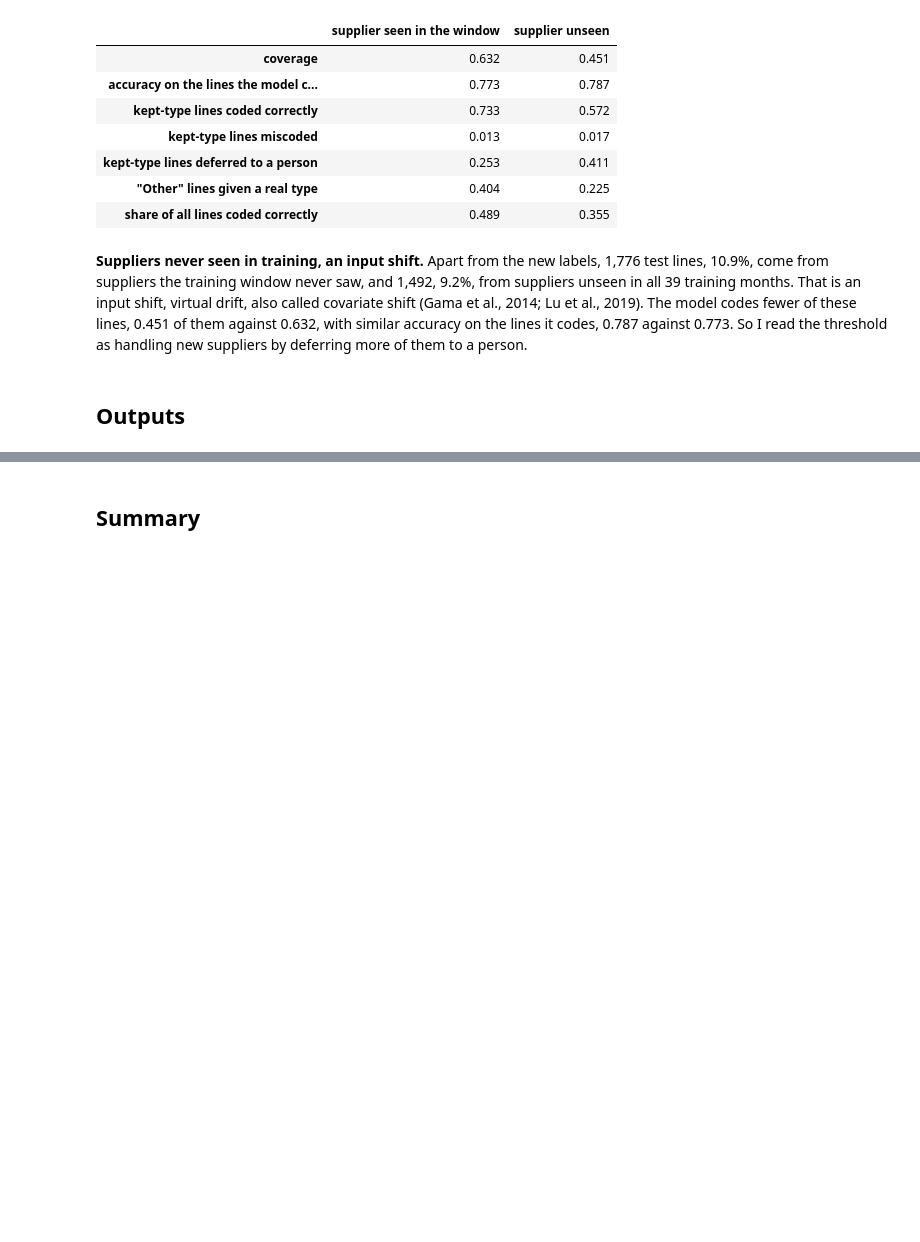
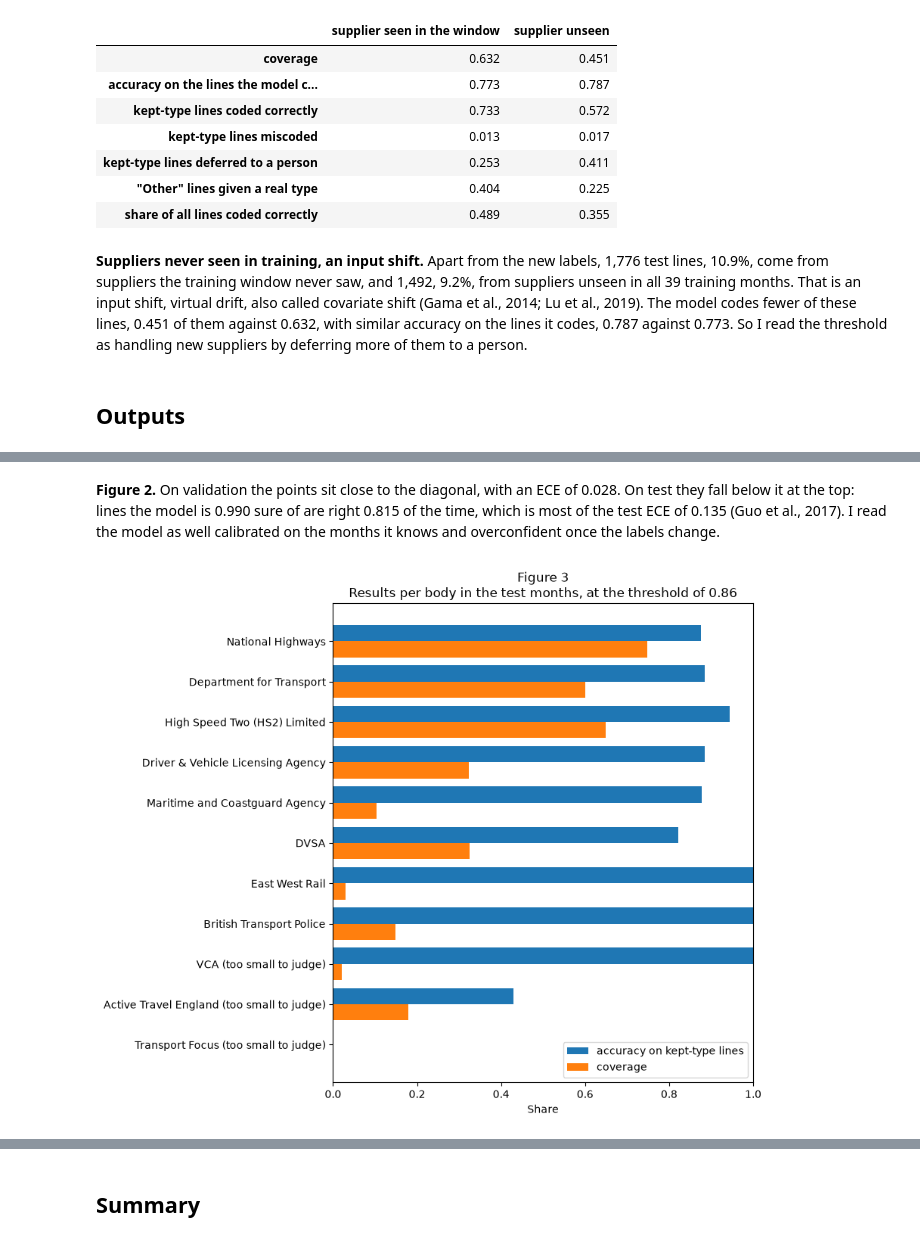
Before and after one commit to PaddyGilliland1/applied-machine-learning-project, a Jupyter notebook: modeling.ipynb, the cells around one changed output, grey strips where cells are left out. Saved outputs shown, nothing was run; the diff lists cells and outputs as text; code cells hidden in the pictures; blank space fills up the shorter version.

```diff
--- a/modeling.ipynb
+++ b/modeling.ipynb
@@ -3657,0 +3928,13 @@ Lines coded: supplier seen 9,174, supplier unseen 801
+# %% [markdown]
+**Figure 2.** On validation the points sit close to the diagonal, with an ECE of 0.028. On test they fall below it at the top: lines the model is 0.990 sure of are right 0.815 of the time, which is most of the test ECE of 0.135 (Guo et al., 2017). I read the model as well calibrated on the months it knows and overconfident once the labels change.
+# %%
+fig = plot_body_results(
+    body_results,
+    "Figure 3",
+    "Results per body in the test months, at the threshold of "
+    f"{threshold:.2f}",
+)
+fig.savefig(OUTPUTS / "figure_3_per_body.png", dpi=150, bbox_inches="tight")
+plt.show()
+# %% [output]
+[figure, added]
```
Also changed, not shown: parts of 28 cells of this notebook, 2 other files.
